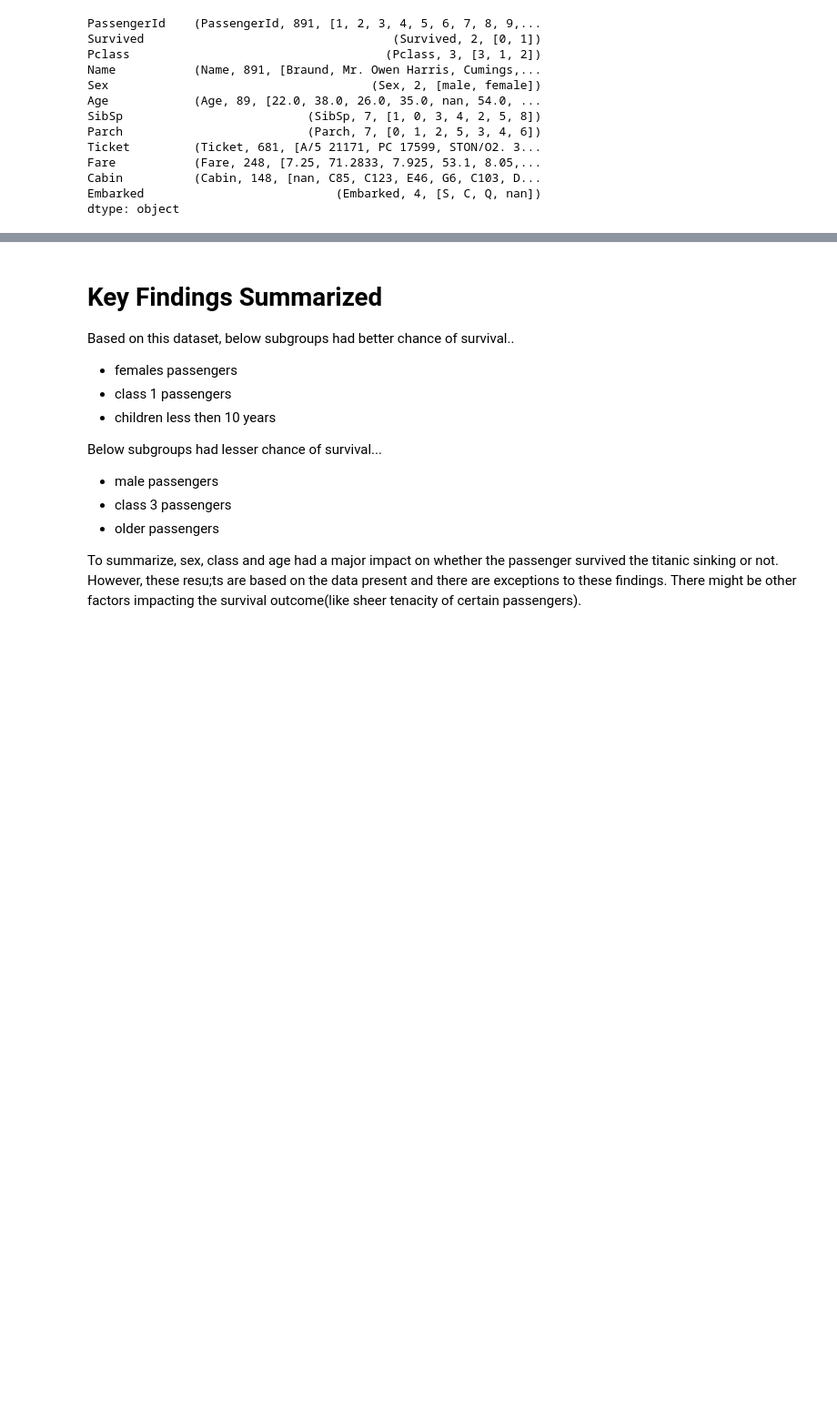
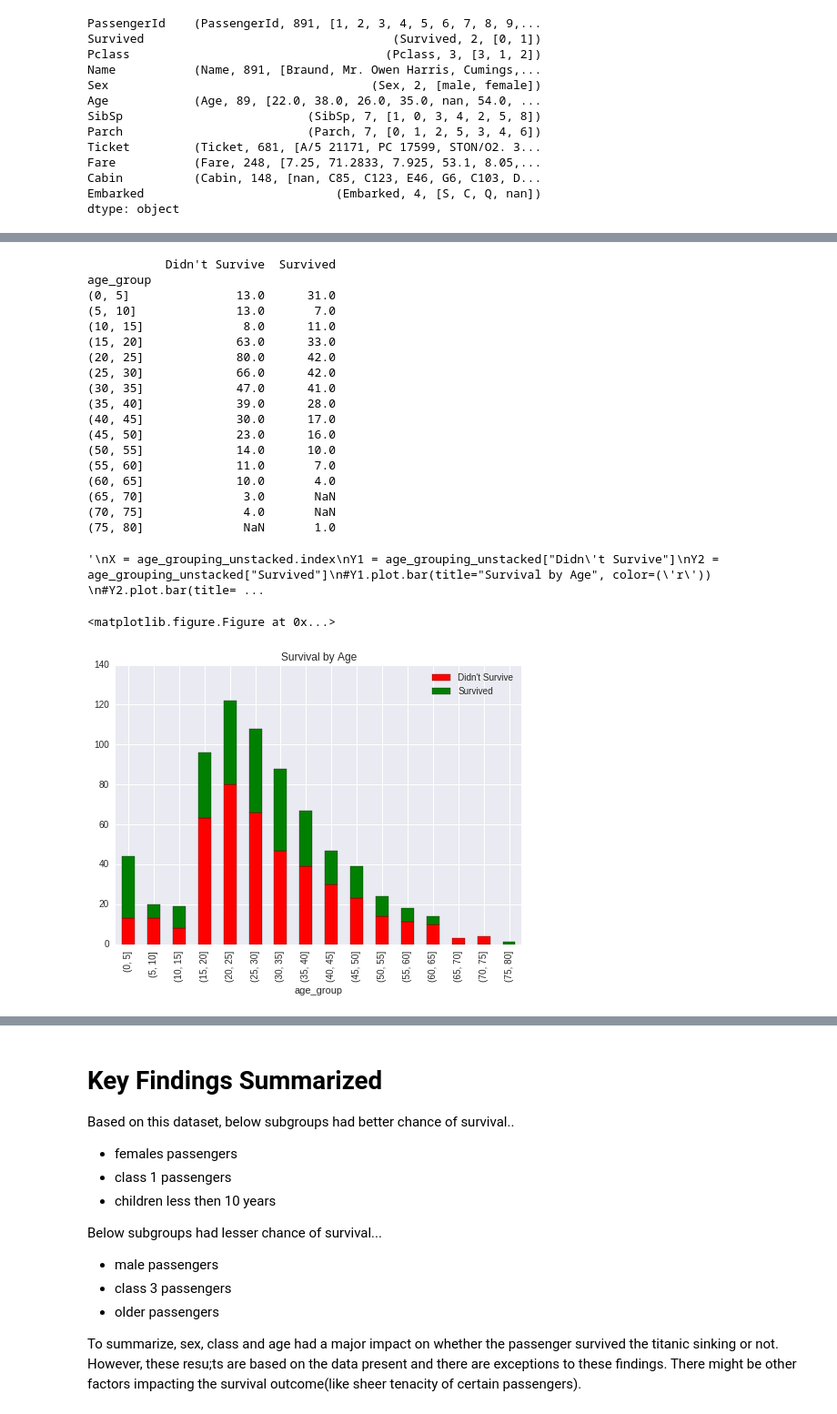
Before and after one commit to harish-garg/Udacity-Data-Analyst-Nanodegree-Project-Submissions, a Jupyter notebook: Project2_Investigate_a_Dataset/titanic_dataset_analysis.ipynb, the cells around one changed output, grey strips where cells are left out. Shown: that part at 91% size. Saved outputs shown, nothing was run; the diff lists cells and outputs as text; code cells hidden in the pictures; blank space fills up the shorter version.

```diff
--- a/Project2_Investigate_a_Dataset/titanic_dataset_analysis.ipynb
+++ b/Project2_Investigate_a_Dataset/titanic_dataset_analysis.ipynb
@@ -154,0 +149,50 @@ dtype: int64
+# %%
+# Grouping by age of the passengers
+titanic_df['age_group'] = pd.cut(titanic_df['Age'], np.arange(0, 85, 5))
+age_grouping = titanic_df[['age_group', 'Survived']].groupby(['age_group', 'Survived']).size()
+age_grouping_unstacked = age_grouping.unstack()
+age_grouping_unstacked.columns = ["Didn't Survive", 'Survived']
+print age_grouping_unstacked
+plt.figure()
+age_grouping_unstacked.plot.bar(stacked=True, title="Survival by Age", color=('r', 'g'))
+
+"""
+X = age_grouping_unstacked.index
+Y1 = age_grouping_unstacked["Didn't Survive"]
+Y2 = age_grouping_unstacked["Survived"]
+#Y1.plot.bar(title="Survival by Age", color=('r'))
+#Y2.plot.bar(title="Survival by Age", color=('g'))
+
+n = 12
+X = np.arange(n)
+Y1 = (1-X/float(n)) * np.random.uniform(0.5,1.0,n)
+Y2 = (1-X/float(n)) * np.random.uniform(0.5,1.0,n)
+plt.bar(X, Y1, facecolor='#9999ff', edgecolor='white')
+plt.bar(X, Y2, facecolor='#ff9999', edgecolor='white')
+for x,y in zip(X,Y1):
+    plt.text(x+0.4, y+0.05, '%.2f' % y, ha='center', va= 'bottom')
+plt.ylim(-1.25,+1.25)
+plt.show()
+"""
+# %% [output]
+           Didn't Survive  Survived
+age_group
+(0, 5]               13.0      31.0
+(5, 10]              13.0       7.0
+(10, 15]              8.0      11.0
+(15, 20]             63.0      33.0
+(20, 25]             80.0      42.0
+(25, 30]             66.0      42.0
+(30, 35]             47.0      41.0
+(35, 40]             39.0      28.0
+(40, 45]             30.0      17.0
+(45, 50]             23.0      16.0
+(50, 55]             14.0      10.0
+(55, 60]             11.0       7.0
+(60, 65]             10.0       4.0
+(65, 70]              3.0       NaN
+(70, 75]              4.0       NaN
+(75, 80]              NaN       1.0
+'\nX = age_grouping_unstacked.index\nY1 = age_grouping_unstacked["Didn\'t Survive"]\nY2 = age_grouping_unstacked["Survived"]\n#Y1.plot.bar(title="Survival by Age", color=(\'r\')) \n#Y2.plot.bar(title= ...
+<matplotlib.figure.Figure at 0x...>
+[figure, added]
```
Also changed, not shown: parts of 12 cells of this notebook, 2 other files.
